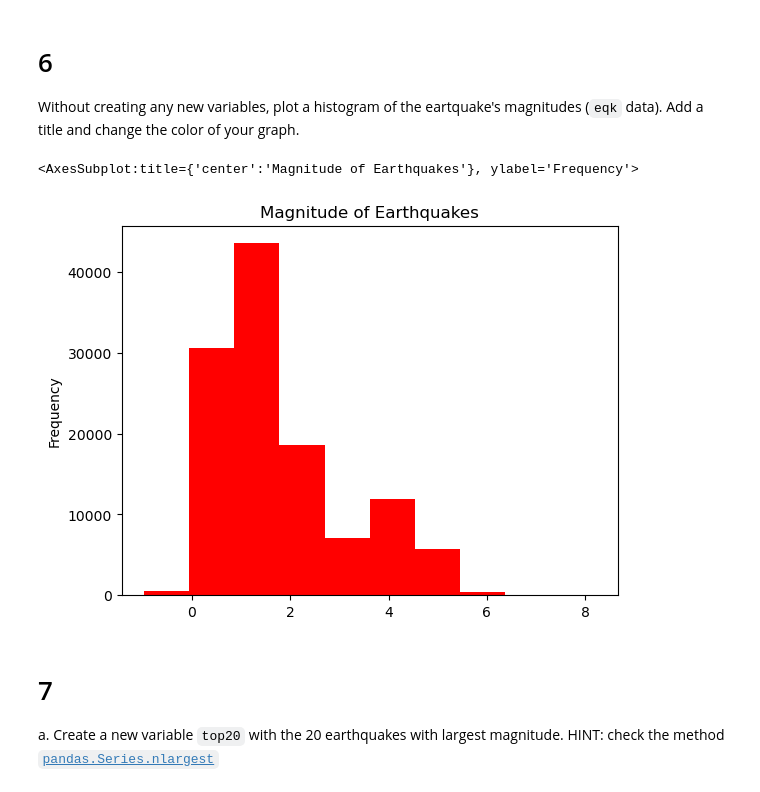
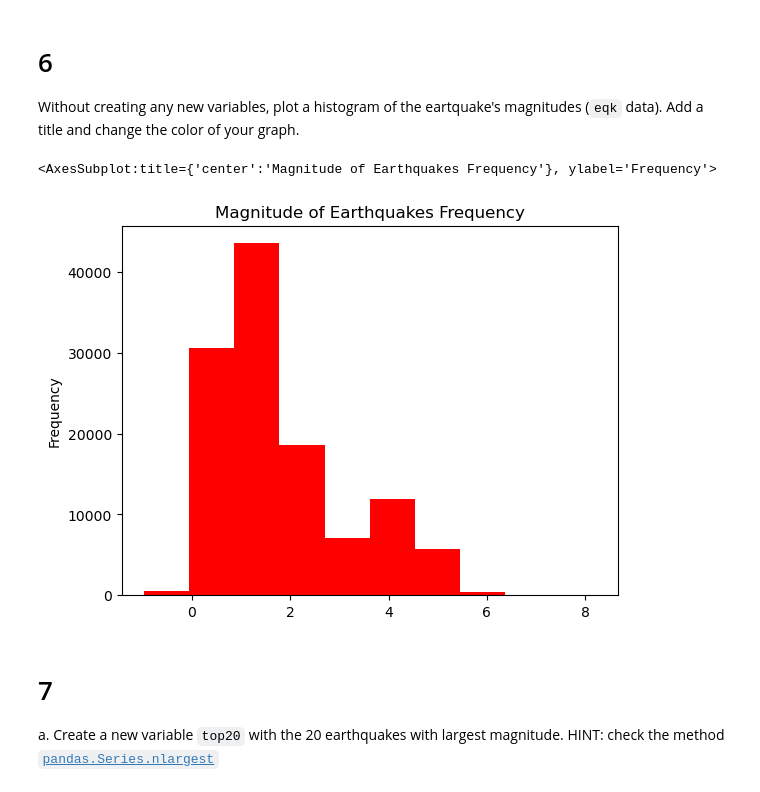
Before and after one commit to jocardelle/eds220-hwk1, a Jupyter notebook: hwk1-task3-earthquakes-CARDELLE.ipynb, the cells around one changed output. Saved outputs shown, nothing was run; the diff lists cells and outputs as text; code cells hidden in the pictures.

```diff
--- a/hwk1-task3-earthquakes-CARDELLE.ipynb
+++ b/hwk1-task3-earthquakes-CARDELLE.ipynb
@@ -113,7 +116,7 @@ print(unique_events)
 a. Select only earthquake events and store them as `eqk` (variable name). Update the index of `eqk` to be the `id` column of the dataframe.
 # %%
 # Select rows where type is earthquake
-eqk = raw_eqk[raw_eqk['type']=='earthquake']
+eqk = raw_eqk[raw_eqk['type']=='earthquake'].set_index("id")
 # %%
 # View the dataframe
 eqk
@@ -167,11 +171,11 @@ Without creating any new variables, plot a histogram of the eartquake's magnitud
 # %%
 # Create histogram of earthquakes magnitudes
 eqk['mag'].plot(kind = 'hist',
-               title = "Magnitude of Earthquakes",
+               title = "Magnitude of Earthquakes Frequency",
                color = 'red' )
 # %% [output]
-<AxesSubplot:title={'center':'Magnitude of Earthquakes'}, ylabel='Frequency'>
+<AxesSubplot:title={'center':'Magnitude of Earthquakes Frequency'}, ylabel='Frequency'>
-[figure, old version]
+[figure, new version]
 # %% [markdown]
 <!-- END QUESTION -->
 
```
Also changed, not shown: parts of 11 cells of this notebook.
